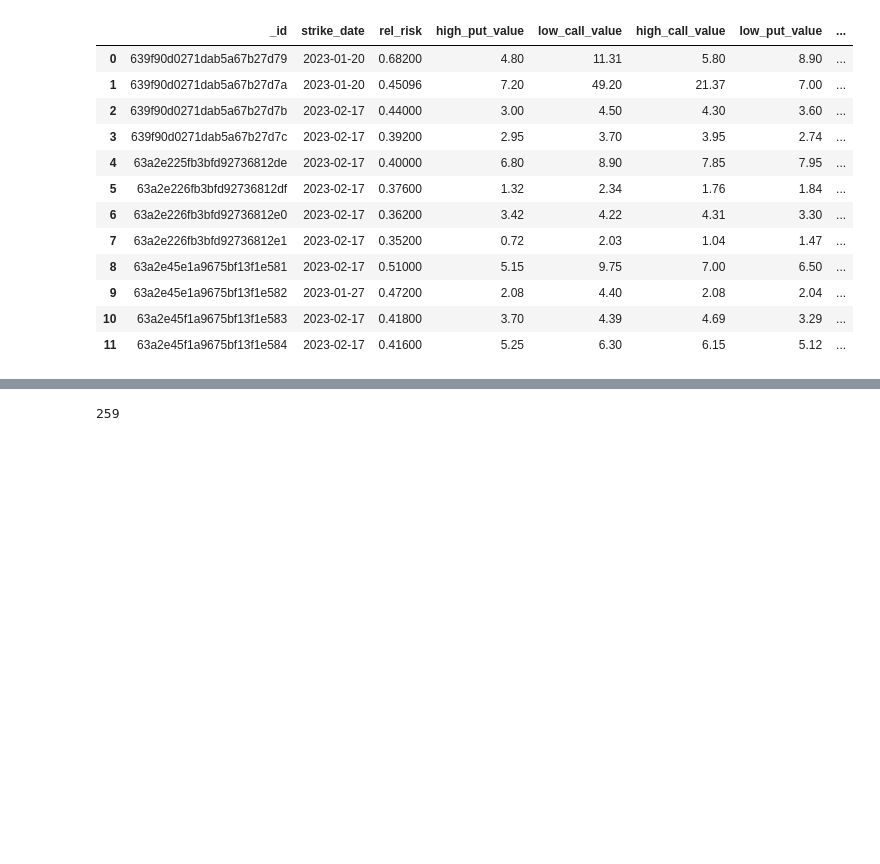
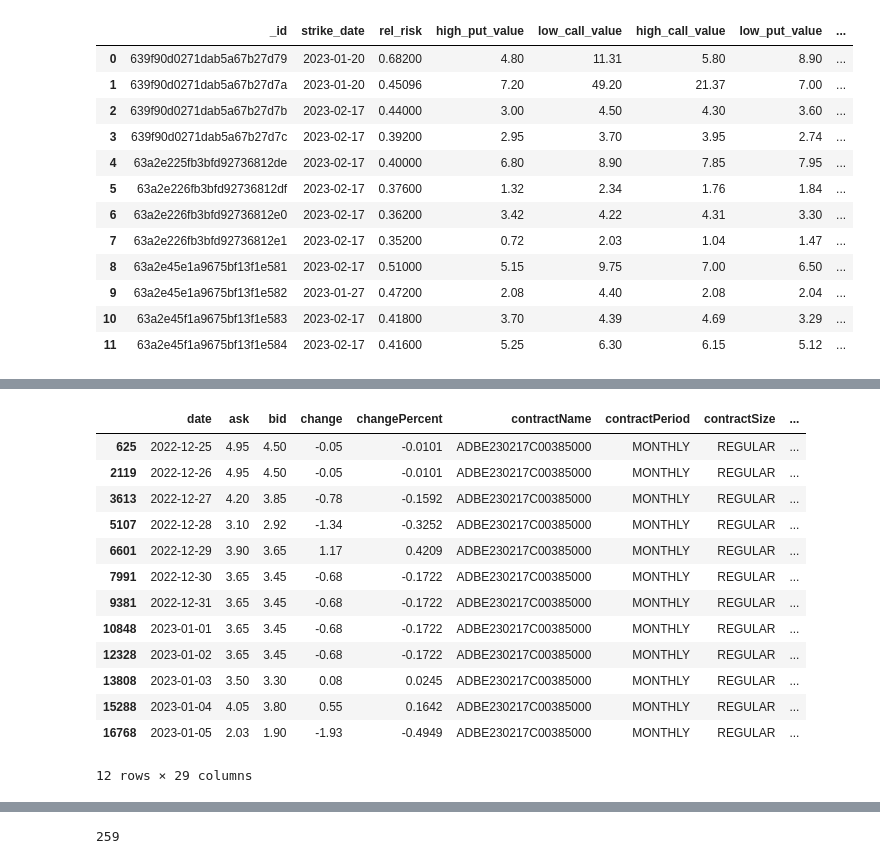
Before and after one commit to andermy/yahooScraper, a Jupyter notebook: Portfolio.ipynb, the cells around one changed output, grey strips where cells are left out. Cells and saved outputs as stored; diff of their text form; code cells hidden in the pictures; blank space fills up the shorter version.

```diff
--- a/Portfolio.ipynb
+++ b/Portfolio.ipynb
@@ -69,2 +80,19 @@ o = op
+# %%
+o[(o['strike'] == port.iloc[i]['highStrikeCall'])&(o['expirationDate'] == port.iloc[i]['strike_date'])&(o['type'] == 'CALL')]
+# %% [output]
+|  | date | ask | bid | change | changePercent | contractName | contractPeriod | contractSize | ... |
+| 625 | 2022-12-25 | 4.95 | 4.50 | -0.05 | -0.0101 | ADBE230217C00385000 | MONTHLY | REGULAR | ... |
+| 2119 | 2022-12-26 | 4.95 | 4.50 | -0.05 | -0.0101 | ADBE230217C00385000 | MONTHLY | REGULAR | ... |
+| 3613 | 2022-12-27 | 4.20 | 3.85 | -0.78 | -0.1592 | ADBE230217C00385000 | MONTHLY | REGULAR | ... |
+| 5107 | 2022-12-28 | 3.10 | 2.92 | -1.34 | -0.3252 | ADBE230217C00385000 | MONTHLY | REGULAR | ... |
+| 6601 | 2022-12-29 | 3.90 | 3.65 | 1.17 | 0.4209 | ADBE230217C00385000 | MONTHLY | REGULAR | ... |
+| 7991 | 2022-12-30 | 3.65 | 3.45 | -0.68 | -0.1722 | ADBE230217C00385000 | MONTHLY | REGULAR | ... |
+| 9381 | 2022-12-31 | 3.65 | 3.45 | -0.68 | -0.1722 | ADBE230217C00385000 | MONTHLY | REGULAR | ... |
+| 10848 | 2023-01-01 | 3.65 | 3.45 | -0.68 | -0.1722 | ADBE230217C00385000 | MONTHLY | REGULAR | ... |
+| 12328 | 2023-01-02 | 3.65 | 3.45 | -0.68 | -0.1722 | ADBE230217C00385000 | MONTHLY | REGULAR | ... |
+| 13808 | 2023-01-03 | 3.50 | 3.30 | 0.08 | 0.0245 | ADBE230217C00385000 | MONTHLY | REGULAR | ... |
+| 15288 | 2023-01-04 | 4.05 | 3.80 | 0.55 | 0.1642 | ADBE230217C00385000 | MONTHLY | REGULAR | ... |
+| 16768 | 2023-01-05 | 2.03 | 1.90 | -1.93 | -0.4949 | ADBE230217C00385000 | MONTHLY | REGULAR | ... |
+12 rows × 29 columns
 # %%
 #o = o.reset_index()
```
Also changed, not shown: parts of 10 cells of this notebook, 2 other files.
